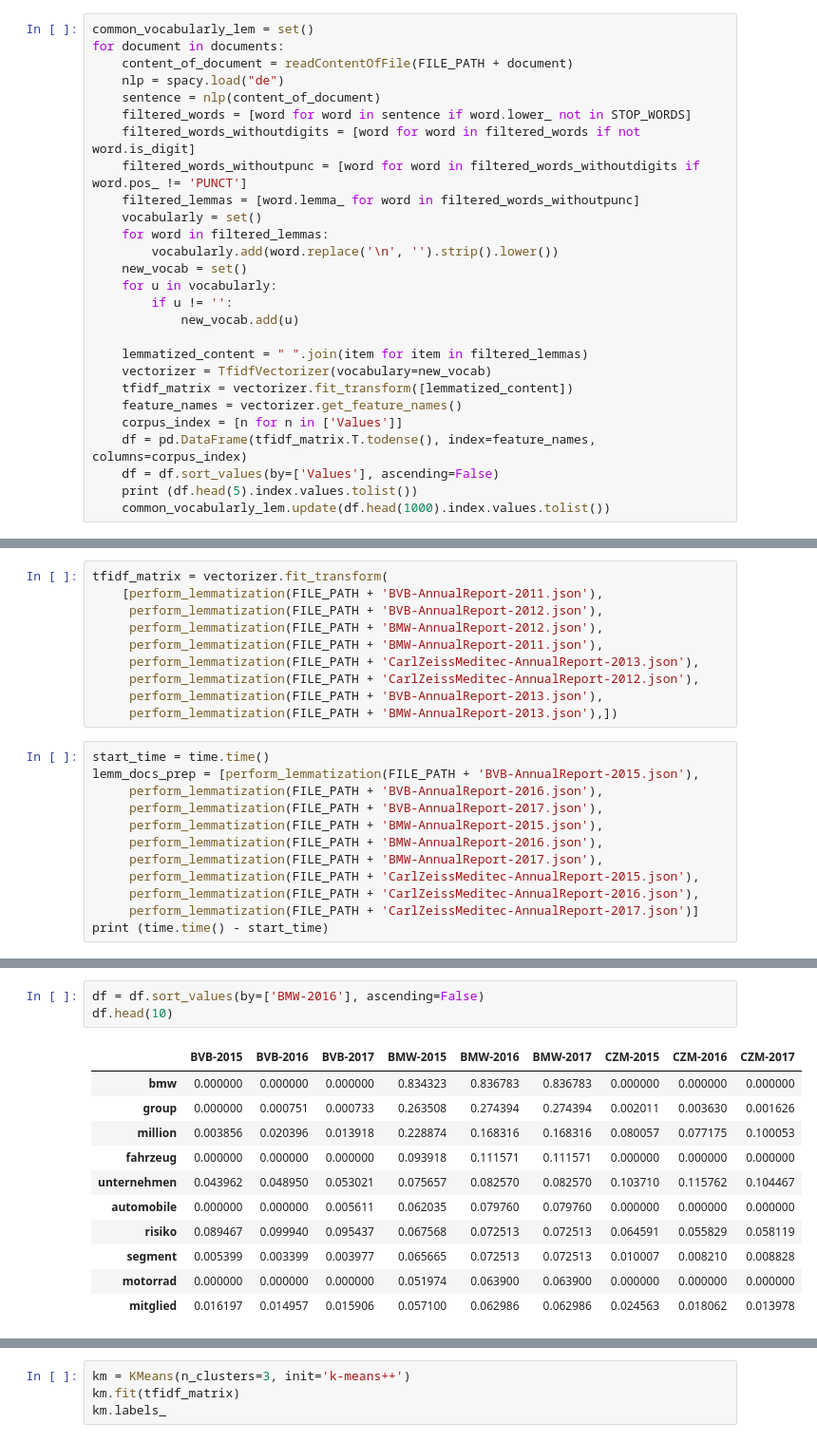
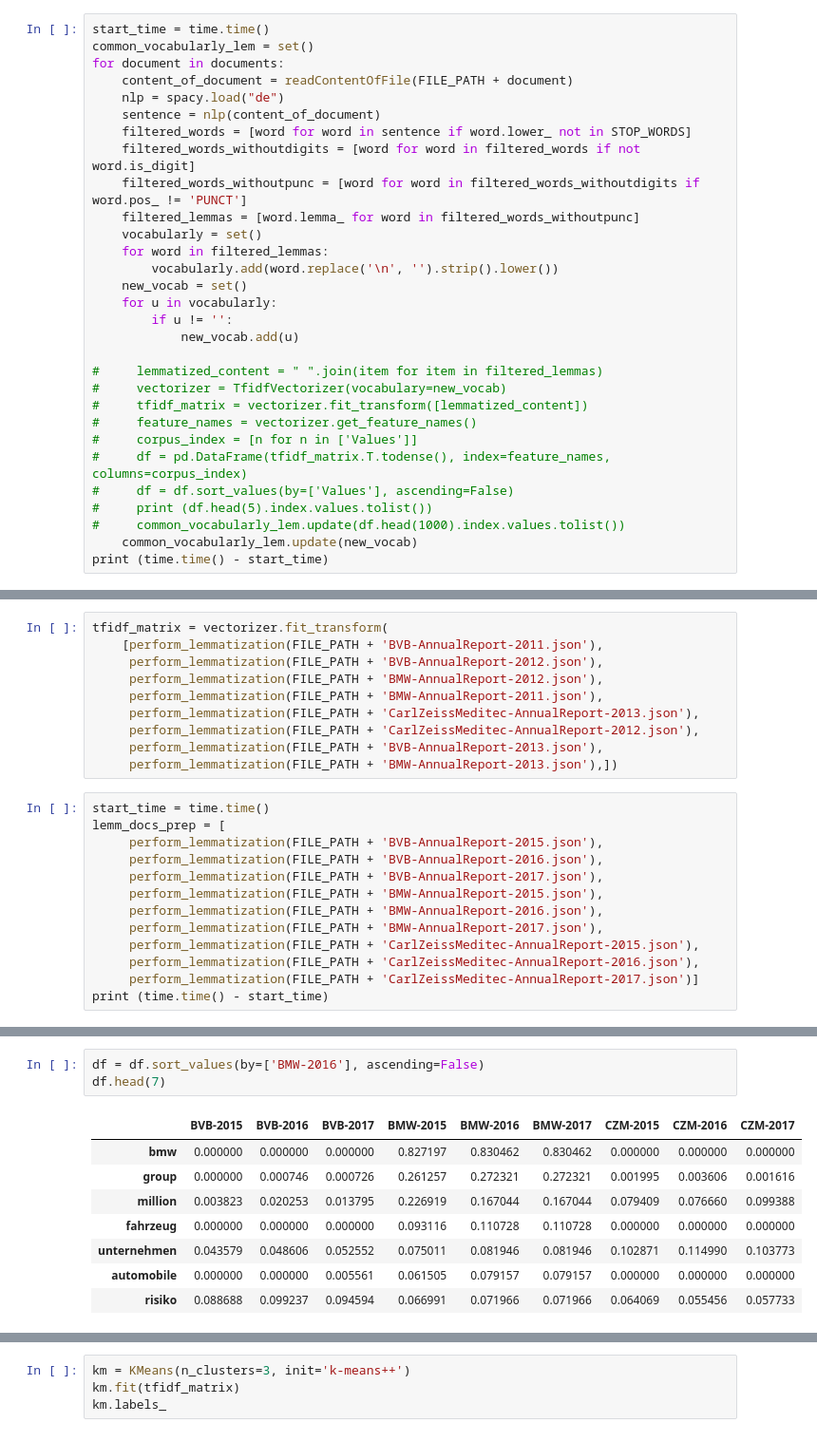
Before and after one commit to michaelborisov/text-analysis-lab, a Jupyter notebook: ML lab.ipynb, the cells around one changed output, grey strips where cells are left out. Shown at 95% size. Cells and saved outputs as stored; diff of their text form.

```diff
--- a/ML lab.ipynb
+++ b/ML lab.ipynb
@@ -99,6 +99,7 @@ def perform_lemmatization(document):
     lemmatized_content = " ".join(item for item in filtered_lemmas)
     return lemmatized_content
 # %%
+start_time = time.time()
 common_vocabularly_lem = set()
 for document in documents:
     content_of_document = readContentOfFile(FILE_PATH + document)
@@ -116,13 +117,15 @@ for document in documents:
         if u != '':
             new_vocab.add(u)
 
-    lemmatized_content = " ".join(item for item in filtered_lemmas)
-    vectorizer = TfidfVectorizer(vocabulary=new_vocab)
-    tfidf_matrix = vectorizer.fit_transform([lemmatized_content])
-    feature_names = vectorizer.get_feature_names()
-    corpus_index = [n for n in ['Values']]
-    df = pd.DataFrame(tfidf_matrix.T.todense(), index=feature_names, columns=corpus_index)
-    df = df.sort_values(by=['Values'], ascending=False)
-    print (df.head(5).index.values.tolist())
-    common_vocabularly_lem.update(df.head(1000).index.values.tolist())
+#     lemmatized_content = " ".join(item for item in filtered_lemmas)
+#     vectorizer = TfidfVectorizer(vocabulary=new_vocab)
+#     tfidf_matrix = vectorizer.fit_transform([lemmatized_content])
+#     feature_names = vectorizer.get_feature_names()
+#     corpus_index = [n for n in ['Values']]
+#     df = pd.DataFrame(tfidf_matrix.T.todense(), index=feature_names, columns=corpus_index)
+#     df = df.sort_values(by=['Values'], ascending=False)
+#     print (df.head(5).index.values.tolist())
+#     common_vocabularly_lem.update(df.head(1000).index.values.tolist())
+    common_vocabularly_lem.update(new_vocab)
+print (time.time() - start_time)
 # %% [output]
@@ -156,7 +151,8 @@ tfidf_matrix = vectorizer.fit_transform(
      perform_lemmatization(FILE_PATH + 'BMW-AnnualReport-2013.json'),])
 # %%
 start_time = time.time()
-lemm_docs_prep = [perform_lemmatization(FILE_PATH + 'BVB-AnnualReport-2015.json'),
+lemm_docs_prep = [
+     perform_lemmatization(FILE_PATH + 'BVB-AnnualReport-2015.json'),
      perform_lemmatization(FILE_PATH + 'BVB-AnnualReport-2016.json'),
      perform_lemmatization(FILE_PATH + 'BVB-AnnualReport-2017.json'),
      perform_lemmatization(FILE_PATH + 'BMW-AnnualReport-2015.json'),
@@ -208,17 +197,14 @@ df.head(10)
 # %%
 df = df.sort_values(by=['BMW-2016'], ascending=False)
-df.head(10)
+df.head(7)
 # %% [output]
 |  | BVB-2015 | BVB-2016 | BVB-2017 | BMW-2015 | BMW-2016 | BMW-2017 | CZM-2015 | CZM-2016 | CZM-2017 |
-| bmw | 0.000000 | 0.000000 | 0.000000 | 0.834323 | 0.836783 | 0.836783 | 0.000000 | 0.000000 | 0.000000 |
-| group | 0.000000 | 0.000751 | 0.000733 | 0.263508 | 0.274394 | 0.274394 | 0.002011 | 0.003630 | 0.001626 |
-| million | 0.003856 | 0.020396 | 0.013918 | 0.228874 | 0.168316 | 0.168316 | 0.080057 | 0.077175 | 0.100053 |
-| fahrzeug | 0.000000 | 0.000000 | 0.000000 | 0.093918 | 0.111571 | 0.111571 | 0.000000 | 0.000000 | 0.000000 |
-| unternehmen | 0.043962 | 0.048950 | 0.053021 | 0.075657 | 0.082570 | 0.082570 | 0.103710 | 0.115762 | 0.104467 |
-| automobile | 0.000000 | 0.000000 | 0.005611 | 0.062035 | 0.079760 | 0.079760 | 0.000000 | 0.000000 | 0.000000 |
-| risiko | 0.089467 | 0.099940 | 0.095437 | 0.067568 | 0.072513 | 0.072513 | 0.064591 | 0.055829 | 0.058119 |
-| segment | 0.005399 | 0.003399 | 0.003977 | 0.065665 | 0.072513 | 0.072513 | 0.010007 | 0.008210 | 0.008828 |
-| motorrad | 0.000000 | 0.000000 | 0.000000 | 0.051974 | 0.063900 | 0.063900 | 0.000000 | 0.000000 | 0.000000 |
-| mitglied | 0.016197 | 0.014957 | 0.015906 | 0.057100 | 0.062986 | 0.062986 | 0.024563 | 0.018062 | 0.013978 |
+| bmw | 0.000000 | 0.000000 | 0.000000 | 0.827197 | 0.830462 | 0.830462 | 0.000000 | 0.000000 | 0.000000 |
+| group | 0.000000 | 0.000746 | 0.000726 | 0.261257 | 0.272321 | 0.272321 | 0.001995 | 0.003606 | 0.001616 |
+| million | 0.003823 | 0.020253 | 0.013795 | 0.226919 | 0.167044 | 0.167044 | 0.079409 | 0.076660 | 0.099388 |
+| fahrzeug | 0.000000 | 0.000000 | 0.000000 | 0.093116 | 0.110728 | 0.110728 | 0.000000 | 0.000000 | 0.000000 |
+| unternehmen | 0.043579 | 0.048606 | 0.052552 | 0.075011 | 0.081946 | 0.081946 | 0.102871 | 0.114990 | 0.103773 |
+| automobile | 0.000000 | 0.000000 | 0.005561 | 0.061505 | 0.079157 | 0.079157 | 0.000000 | 0.000000 | 0.000000 |
+| risiko | 0.088688 | 0.099237 | 0.094594 | 0.066991 | 0.071966 | 0.071966 | 0.064069 | 0.055456 | 0.057733 |
 # %%
 df = df.sort_values(by=['CZM-2016'], ascending=False)
```
Also changed, not shown: parts of 16 cells of this notebook.
